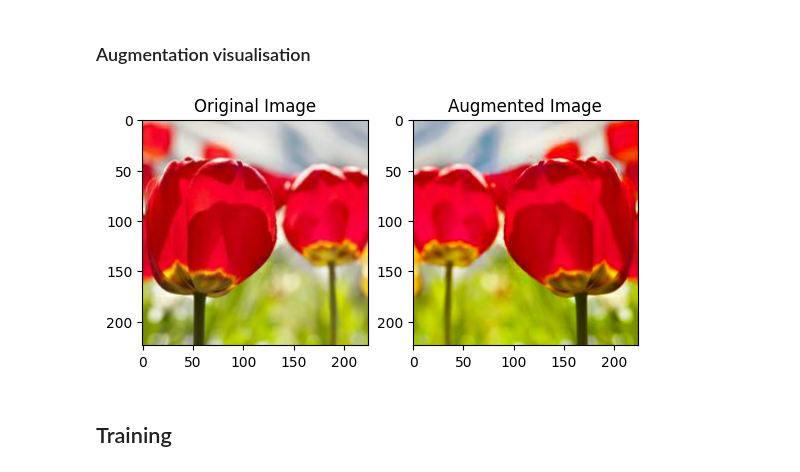
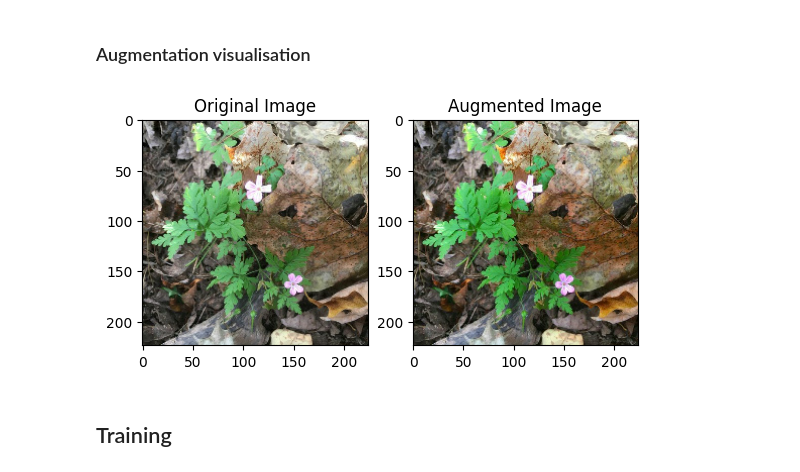
Before and after one commit to m-tarro/Neural-Networks-2023-Project, a Jupyter notebook: flower-classification-notebook.ipynb, the cells around one changed output. Drawn from its saved outputs; the diff is of its cells as text; code cells hidden in the pictures.

```diff
--- a/flower-classification-notebook.ipynb
+++ b/flower-classification-notebook.ipynb
@@ -34,6 +27,10 @@ try:
     print('Running on TPU ', tpu.master())
 except ValueError:
     tpu = None
+    if 'GPU' in tf.test.gpu_device_name():
+        print('Running on GPU', tf.test.gpu_device_name())
+    else:
+        print('Running on CPU')
 
 if tpu:
     tf.config.experimental_connect_to_cluster(tpu)
@@ -457,29 +227,25 @@ Now it is possible to augment the images within `data_augment` function, pick th
 # %% [markdown]
 ### Augmentation visualisation
 # %%
-#This is really slow
+from itertools import islice
+import matplotlib.pyplot as plt
 
-from itertools import islice
-
-ds_train_original = data_load.get_training_dataset(data_augment = no_data_augment, ordered = True)
+ds_train_original = data_load.get_training_dataset(data_augment = False, ordered = True)
 ds_train_no_augment = ds_train_original.take(1).cache().repeat()
 ds_train_augment = ds_train_no_augment.map(data_augment)
 
-index = 100 # Use the same index for both datasets
+index = 1 # Use the same index for both datasets
 augmented_images, labels = next(islice(ds_train_augment, index, None))
 original_images, labels = next(islice(ds_train_no_augment, index, None))
-
-# augmented_images, labels = next(iter(ds_train_augment.skip(index).take(1)))
-# original_images, labels = next(iter(ds_train_no_augment.skip(index).take(1)))
 
 fig, axes = plt.subplots(ncols=2)
 axes[0].imshow(original_images[0].numpy())
 axes[0].set_title("Original Image")
 axes[1].imshow(augmented_images[0].numpy())
 axes[1].set_title("Augmented Image")
 plt.show()
 # %% [output]
-[figure, old version]
+[figure, new version]
 # %% [markdown]
 ## Training
 # %%
```
Also changed, not shown: parts of 26 cells of this notebook, 3 other files.
